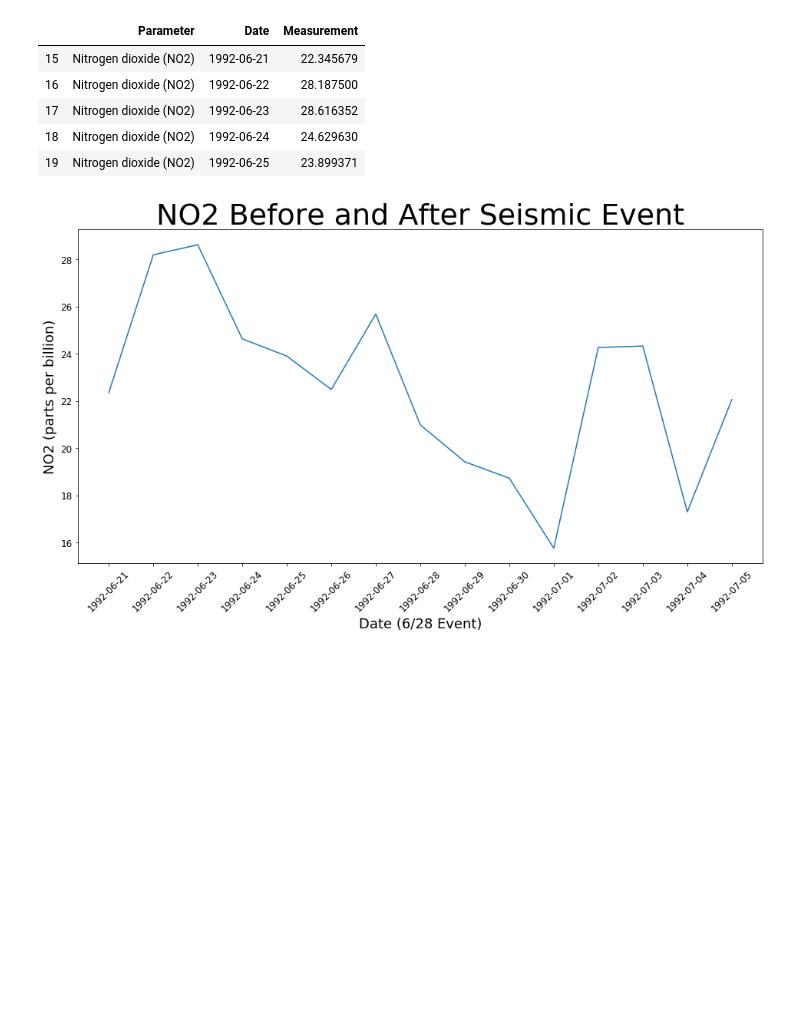
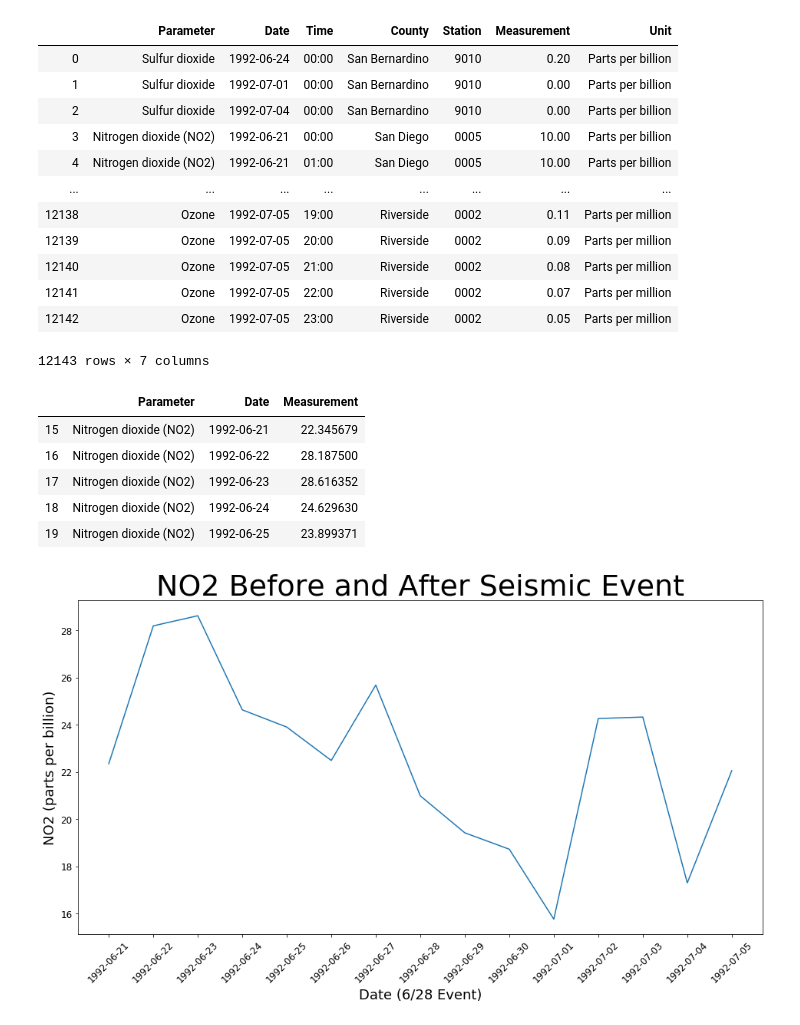
Before and after one commit to dwlopez91/project-1, a Jupyter notebook: RonsLandersNotebook/Landers.ipynb, the cells around one changed output. Cells and saved outputs as stored; diff of their text form; code cells hidden in the pictures; blank space fills up the shorter version.

```diff
--- a/RonsLandersNotebook/Landers.ipynb
+++ b/RonsLandersNotebook/Landers.ipynb
@@ -50,29 +50,44 @@ response
 # %%
 # iterate through the json data and establish a dataframe of the relevant fields
 
 record_list = []
 i=0
 
 for record in response['Data']:
     county = response['Data'][i]['county']
     station = response['Data'][i]['site_number']
     parameter = response['Data'][i]['parameter']
     date = response['Data'][i]['date_local']
     time = response['Data'][i]['time_local']
     measurement = response['Data'][i]['sample_measurement']
     measurement_unit = response['Data'][i]['units_of_measure']
     record_dict = {"Parameter":parameter,"Date":date,"Time":time,"County":county,"Station":station,"Measurement":measurement,"Unit":measurement_unit}
     record_list.append(record_dict)
 
     i += 1
 
 record_df = pd.DataFrame(record_list)
 
 record_df.head()
 
 # also create dataframe grouped by Parameter and Date
 
 recordgroupby_df = record_df.groupby(['Parameter','Date'],as_index=False).mean()
+record_df
+# %% [output]
+|  | Parameter | Date | Time | County | Station | Measurement | Unit |
+| 0 | Sulfur dioxide | 1992-06-24 | 00:00 | San Bernardino | 9010 | 0.20 | Parts per billion |
+| 1 | Sulfur dioxide | 1992-07-01 | 00:00 | San Bernardino | 9010 | 0.00 | Parts per billion |
+| 2 | Sulfur dioxide | 1992-07-04 | 00:00 | San Bernardino | 9010 | 0.00 | Parts per billion |
+| 3 | Nitrogen dioxide (NO2) | 1992-06-21 | 00:00 | San Diego | 0005 | 10.00 | Parts per billion |
+| 4 | Nitrogen dioxide (NO2) | 1992-06-21 | 01:00 | San Diego | 0005 | 10.00 | Parts per billion |
+| ... | ... | ... | ... | ... | ... | ... | ... |
+| 12138 | Ozone | 1992-07-05 | 19:00 | Riverside | 0002 | 0.11 | Parts per million |
+| 12139 | Ozone | 1992-07-05 | 20:00 | Riverside | 0002 | 0.09 | Parts per million |
+| 12140 | Ozone | 1992-07-05 | 21:00 | Riverside | 0002 | 0.08 | Parts per million |
+| 12141 | Ozone | 1992-07-05 | 22:00 | Riverside | 0002 | 0.07 | Parts per million |
+| 12142 | Ozone | 1992-07-05 | 23:00 | Riverside | 0002 | 0.05 | Parts per million |
+12143 rows × 7 columns
 # %%
 # save dataframes to a csv file.
 
```
Also changed, not shown: parts of 3 cells of this notebook, 7 other files.
